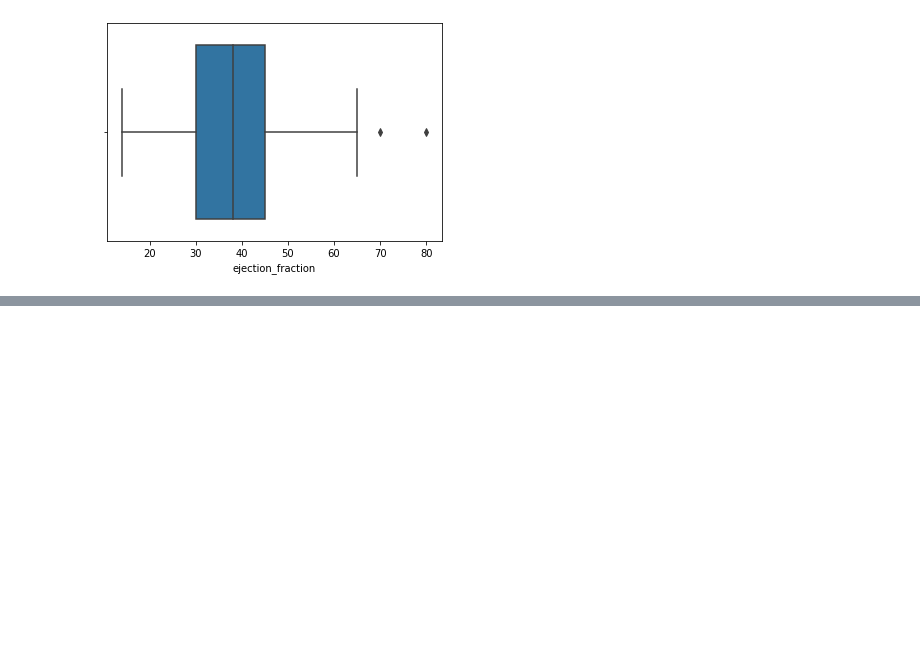
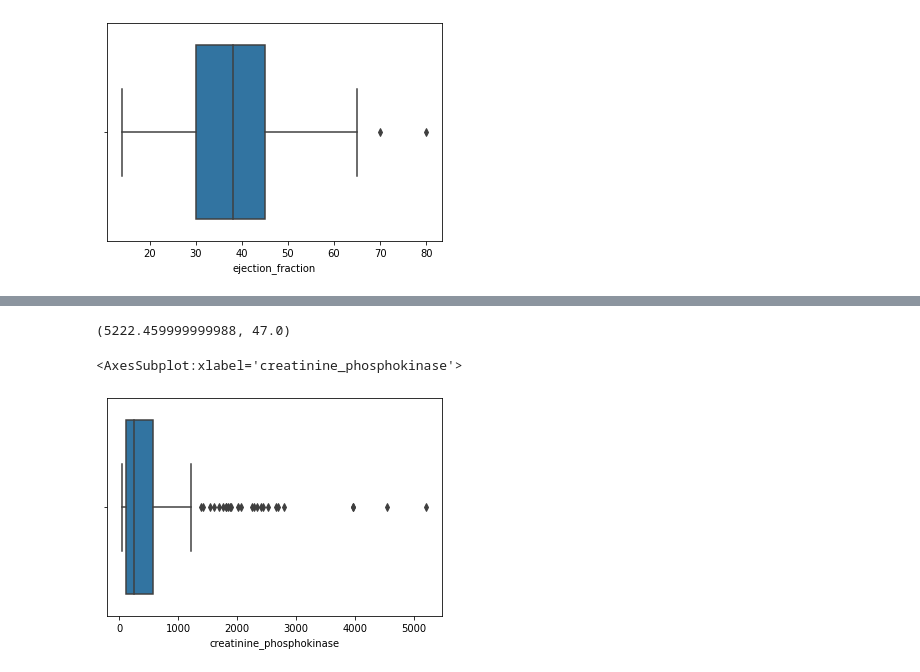
Before and after one commit to Padi-Rishitha/ML_Models, a Jupyter notebook: HeartFailurePrediction/Heart_Failure_Prediction.ipynb, the cells around one changed output, grey strips where cells are left out. Saved outputs shown, nothing was run; the diff lists cells and outputs as text; code cells hidden in the pictures; blank space fills up the shorter version.

```diff
--- a/HeartFailurePrediction/Heart_Failure_Prediction.ipynb
+++ b/HeartFailurePrediction/Heart_Failure_Prediction.ipynb
@@ -125,0 +193,11 @@ corr= df.corr()
+# %%
+upper_limit, lower_limit
+# %% [output]
+(5222.459999999988, 47.0)
+# %%
+new_df = df[(df['creatinine_phosphokinase']<=5222.46) & (df['creatinine_phosphokinase']>=47.0)]
+# %%
+sns.boxplot(new_df['creatinine_phosphokinase'])
+# %% [output]
+<AxesSubplot:xlabel='creatinine_phosphokinase'>
+[figure, added]
```
Also changed, not shown: parts of 17 cells of this notebook.
